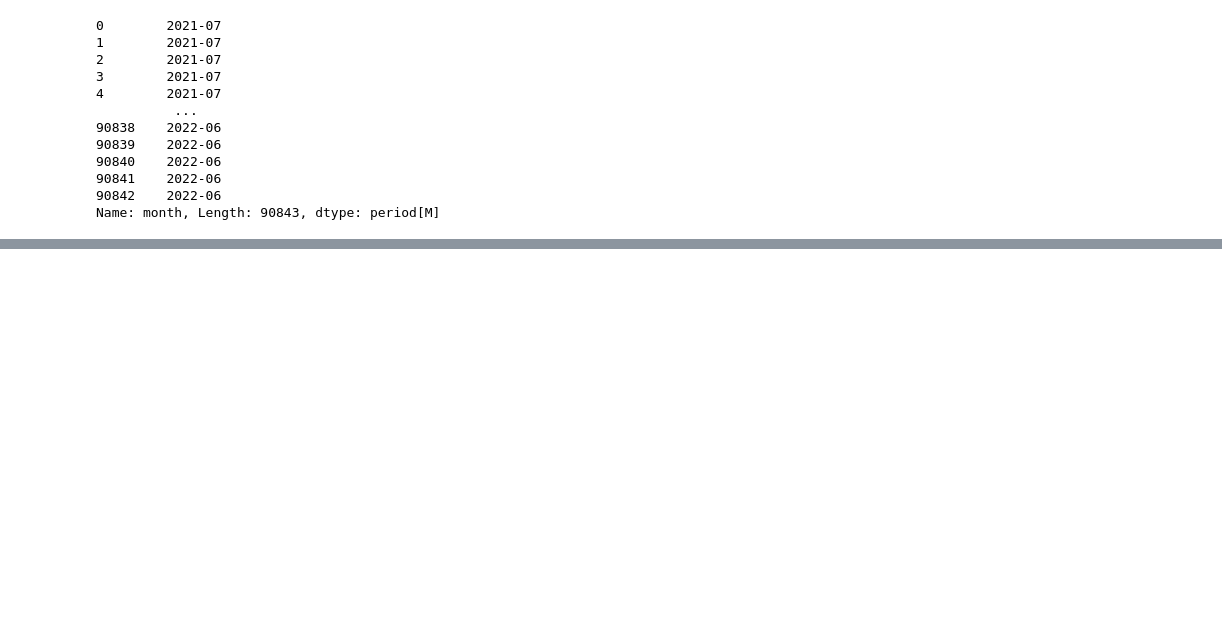
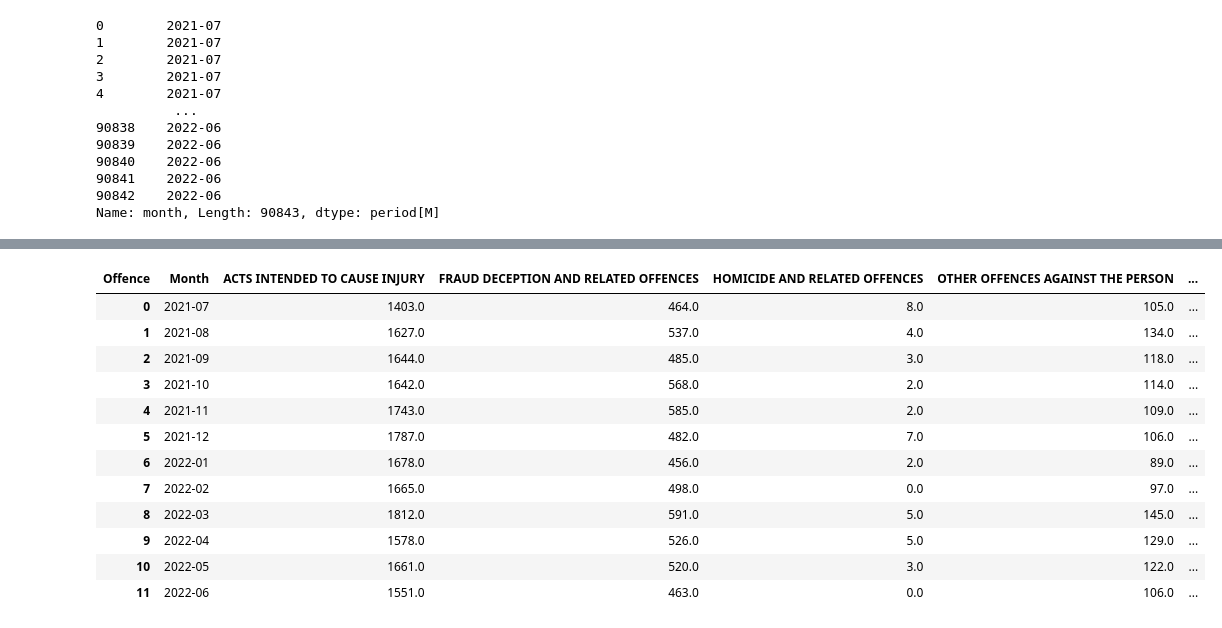
Before and after one commit to hel-asif/South-Australia-Crime-Trend, a Jupyter notebook: Sample.ipynb, the cells around one changed output, grey strips where cells are left out. Saved outputs shown, nothing was run; the diff lists cells and outputs as text; code cells hidden in the pictures; blank space fills up the shorter version.

```diff
--- a/Sample.ipynb
+++ b/Sample.ipynb
@@ -114,0 +124,16 @@ Name: Offence, dtype: int64
+# %%
+pivot_df.head(12)
+# %% [output]
+| Offence | Month | ACTS INTENDED TO CAUSE INJURY | FRAUD DECEPTION AND RELATED OFFENCES | HOMICIDE AND RELATED OFFENCES | OTHER OFFENCES AGAINST THE PERSON | ... |
+| 0 | 2021-07 | 1403.0 | 464.0 | 8.0 | 105.0 | ... |
+| 1 | 2021-08 | 1627.0 | 537.0 | 4.0 | 134.0 | ... |
+| 2 | 2021-09 | 1644.0 | 485.0 | 3.0 | 118.0 | ... |
+| 3 | 2021-10 | 1642.0 | 568.0 | 2.0 | 114.0 | ... |
+| 4 | 2021-11 | 1743.0 | 585.0 | 2.0 | 109.0 | ... |
+| 5 | 2021-12 | 1787.0 | 482.0 | 7.0 | 106.0 | ... |
+| 6 | 2022-01 | 1678.0 | 456.0 | 2.0 | 89.0 | ... |
+| 7 | 2022-02 | 1665.0 | 498.0 | 0.0 | 97.0 | ... |
+| 8 | 2022-03 | 1812.0 | 591.0 | 5.0 | 145.0 | ... |
+| 9 | 2022-04 | 1578.0 | 526.0 | 5.0 | 129.0 | ... |
+| 10 | 2022-05 | 1661.0 | 520.0 | 3.0 | 122.0 | ... |
+| 11 | 2022-06 | 1551.0 | 463.0 | 0.0 | 106.0 | ... |
```
Also changed, not shown: parts of 14 cells of this notebook, 7 other files.
